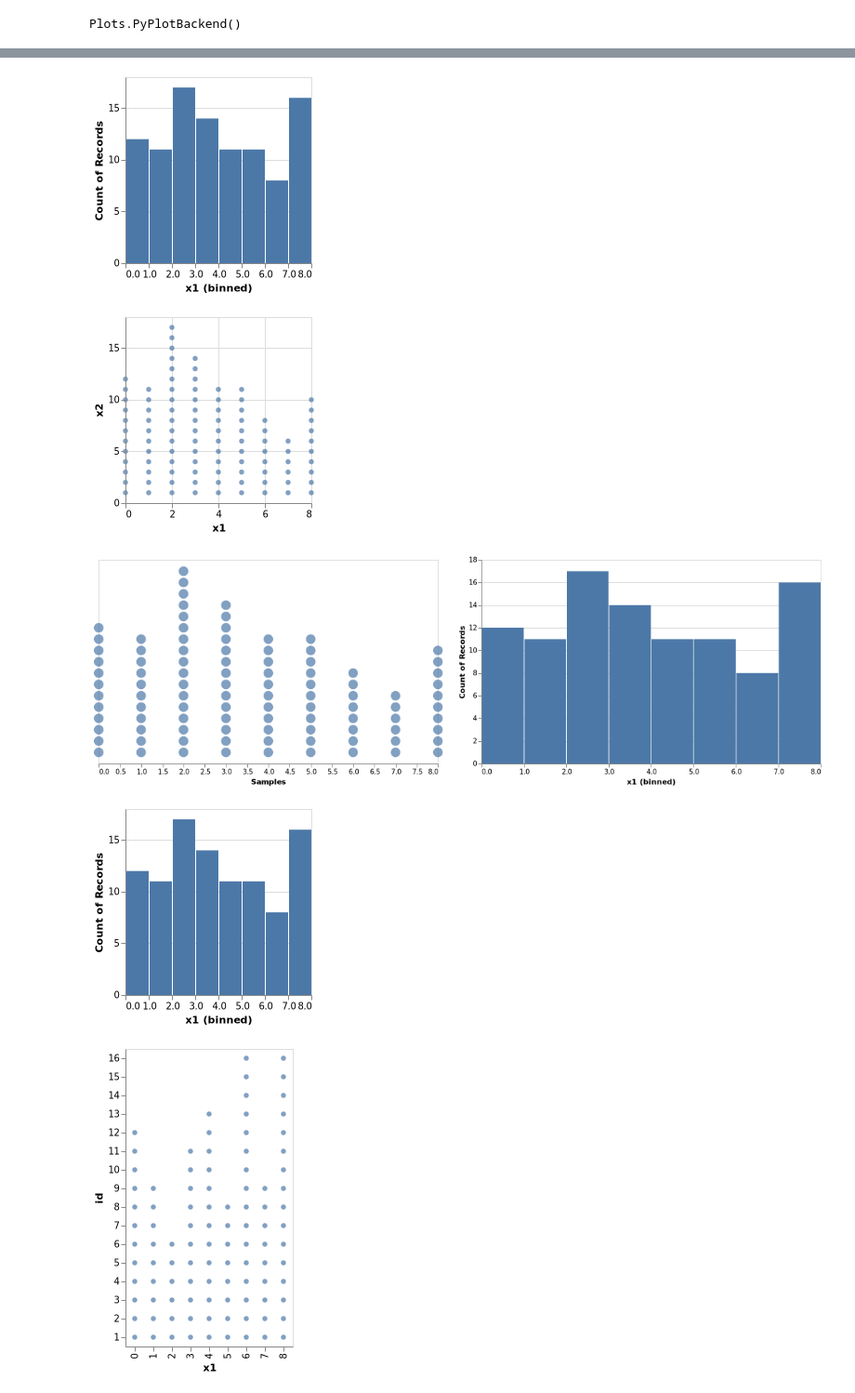
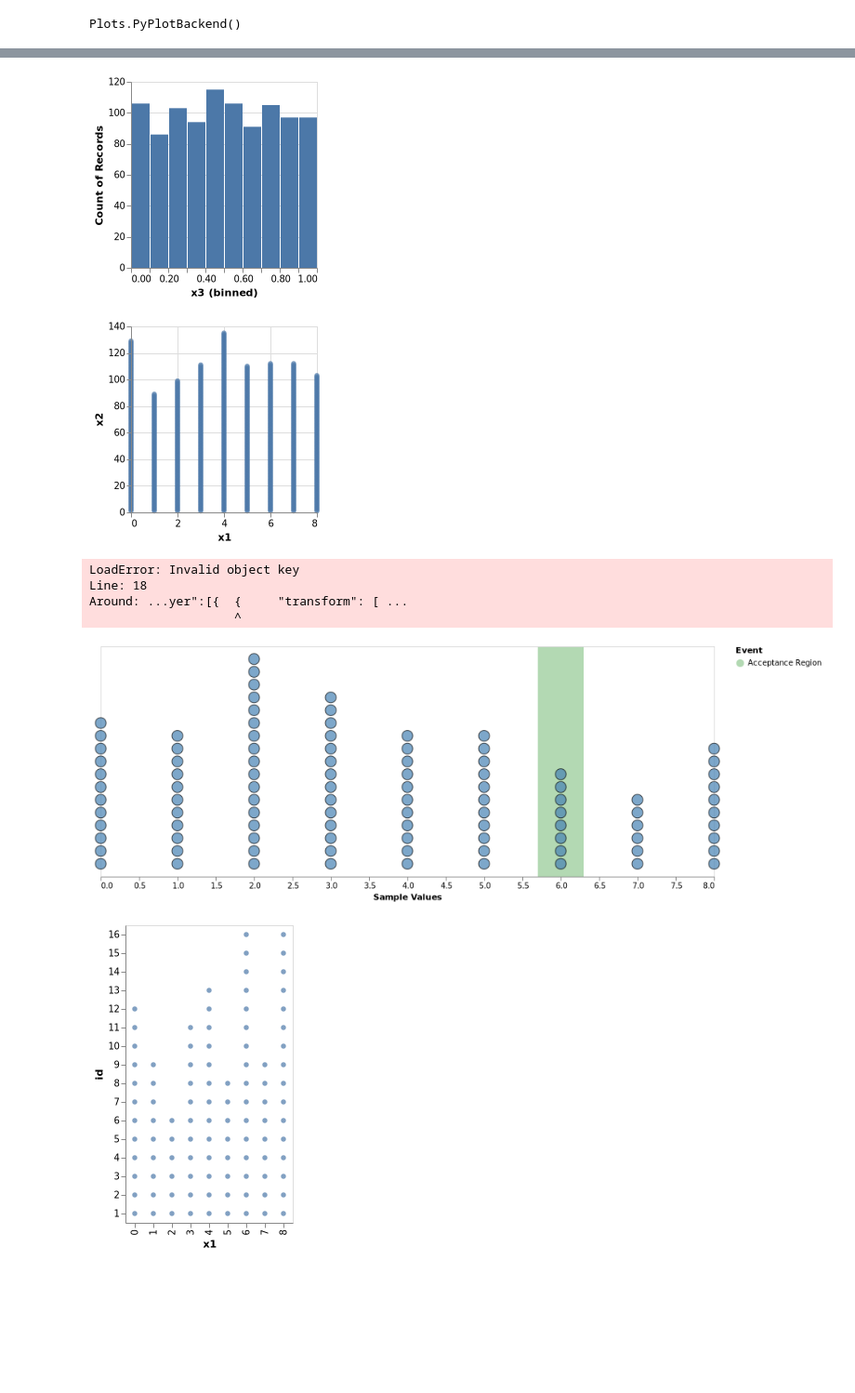
Before and after one commit to davibarreira/Visualizations, a Jupyter notebook: FinalProject/ABC_VegaLite.ipynb, the cells around one changed output, grey strips where cells are left out. Shown: that part at 93% size. Cells and saved outputs as stored; diff of their text form; code cells hidden in the pictures; blank space fills up the shorter version.

```diff
--- a/FinalProject/ABC_VegaLite.ipynb
+++ b/FinalProject/ABC_VegaLite.ipynb
@@ -11,7 +11,7 @@ pyplot()
 Plots.PyPlotBackend()
 # %%
 n, x = 8, 6
-N = 100
+N = 1000
 
 # Sample θ' from prior π(θ)
 # Generate z from p(.|θ')
@@ -33,14 +33,14 @@ for (i,v) in enumerate(z)
     hdots[i] = counter[v+1]
 end
 # %%
-df = DataFrame([z,hdots]);
+df = DataFrame([z,hdots,theta_s]);
 # %%
 hist = df |> vl"""{
   "mark": "bar",
   "encoding": {
     "x": {
       "bin": true,
-      "field": "x1",
+      "field": "x3",
       "type": "quantitative"
     },
     "y": {
@@ -50,7 +50,7 @@ hist = df |> vl"""{
   }
 }"""
 # %% [output]
-[figure, old version]
+[figure, new version]
 # %%
 points = df |> vl"""
 {
@@ -61,12 +61,16 @@ points = df |> vl"""
   }
 }"""
 # %% [output]
-[figure, old version]
+[figure, new version]
 # %%
 points = df |> vl"""
 {
 "hconcat" : [
   {
+    "selection": {
+      "brush": {"type": "interval","encodings": ["x"]}
+    },
+    "view":{"stroke" : null},
     "width": 500,
     "height": 300,
     "mark": "circle",
@@ -77,50 +81,58 @@ points = df |> vl"""
         }
     },
   {
+    "layer":[{
+ {
+    "transform": [
+      {"filter": {"selection": "brush"}}
+    ],
     "width": 500,
     "height": 300,
     "mark": "bar",
     "encoding": {
     "x": {
-        "bin": true,
-        "field": "x1",
+        "bin":true,
+        "field": "x3",
         "type": "quantitative"
     },
     "y": {
         "aggregate": "count",
         "type": "quantitative"
       }
-    }
-}
-]
+    }}
+    ]
+}]
 }
 """
 # %% [output]
-[figure, removed]
+LoadError: Invalid object key
+Line: 18
+Around: ...yer":[{  {     "transform": [ ...
+                    ^
 # %%
 spec = [
 @vlplot(width=800, height=300, view={stroke=nothing}) +
 @vlplot(
     data={values={"start"=5.7,"finish"=6.3, "Event"="Acceptance Region"}},
     mark={:rect, color=:green},
     x={"start:q",axis={title=""}},
     x2="finish:q",
     y={value=1,axis={ticks=false}},
     color={"Event:n",scale={range=["green"]}},
     opacity={value=0.3})+
 @vlplot(
     data=df,
     mark={:circle,strokeWidth=1,stroke=:black,clip=false},
     size={value=200},
     color={value="#4682b4"},
     x={"x1:q",axis={title="Sample Values",grid=false}},
 #     y={"x2:q",axis={title="count",ticks=false,grid=false}})
     y={"x2:q",axis=nothing})
 
 ]
-histog = @vlplot(data=df,:bar, x={:x1, bin=true}, y="count()")
+# histog = @vlplot(data=df,:bar, x={:x1, bin=true}, y="count()")
 # %% [output]
-[figure, old version]
+[figure, new version]
 # %%
 @vlplot(
     data=df,
```
Also changed, not shown: parts of 2 cells of this notebook.
